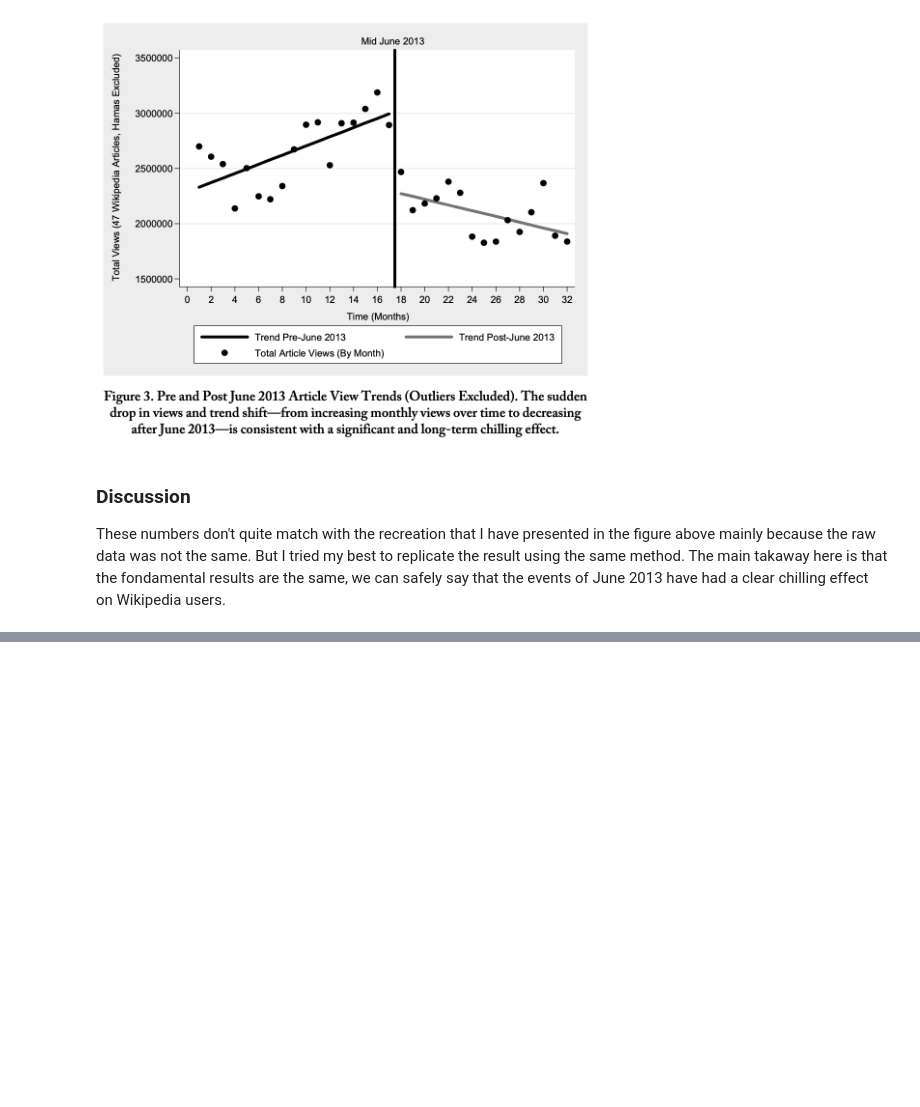
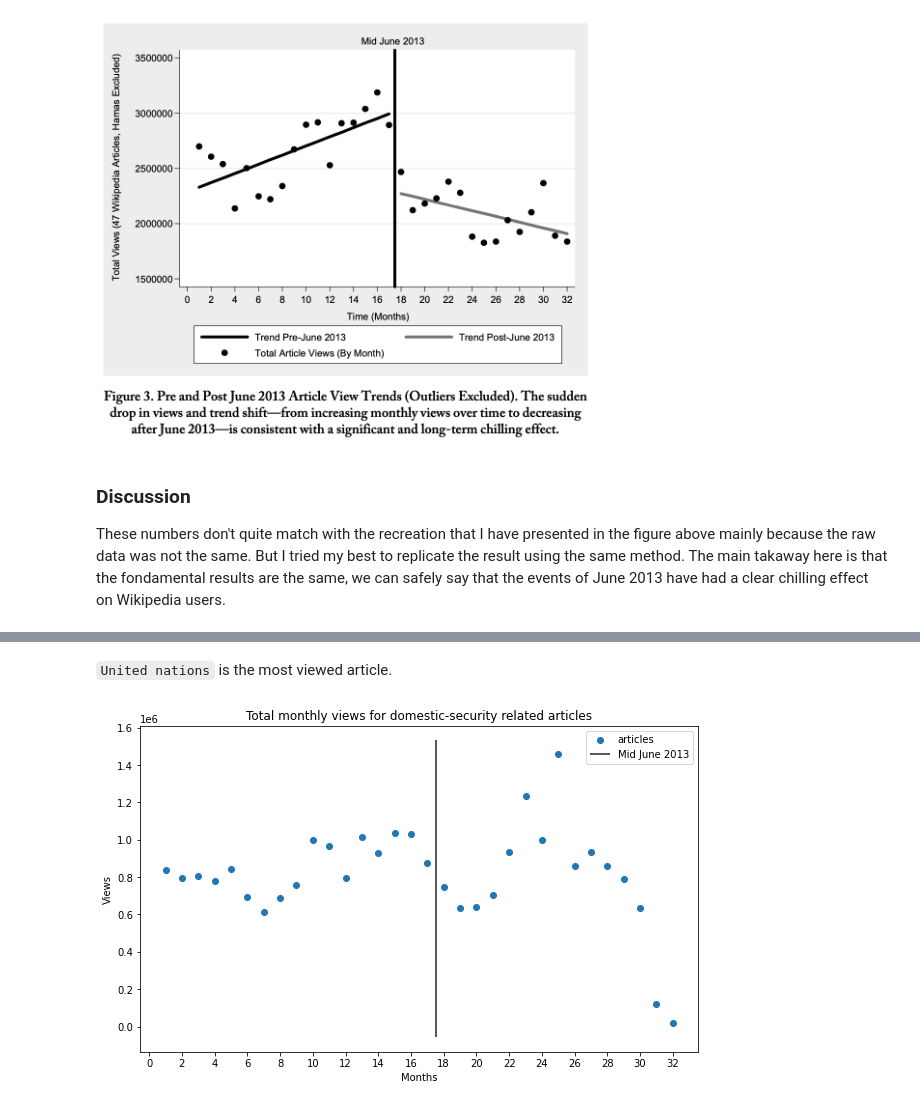
Before and after one commit to spaenleh/ada-2020-project-milestone-p2, a Jupyter notebook: Recreation_Figure3.ipynb, the cells around one changed output, grey strips where cells are left out. Saved outputs shown, nothing was run; the diff lists cells and outputs as text; code cells hidden in the pictures; blank space fills up the shorter version.

```diff
--- a/Recreation_Figure3.ipynb
+++ b/Recreation_Figure3.ipynb
@@ -225,0 +300,25 @@ These numbers don't quite match with the recreation that I have presented in the
+# %% [markdown]
+`United nations` is the most viewed article.
+# %%
+dom_views_month = domestic_views.groupby(pd.Grouper(key='date', freq='MS')).sum().reset_index()
+fig = plt.figure(figsize=(10, 6))
+ax = fig.add_subplot()
+ax.scatter(dom_views_month.index+1, dom_views_month.views, label='articles')
+lims = ax.get_ylim()
+plt.vlines(x=17.5, ymin=min(lims), ymax=max(lims), color='#222222', label="Mid June 2013")
+ax.set_title('Total monthly views for domestic-security related articles')
+ax.set_xlabel('Months')
+ax.set_ylabel('Views')
+ax.set_xticks(range(0, 34, 2))
+ax.legend()
+
+plt.show()
+# dom_piv = domestic_views.pivot_table(index='date', columns='article', values='views', fill_value=0)
+# ax = dom_piv.plot(figsize=(18, 12))
+
+# lims = ax.get_ylim()
+# plt.vlines(x=['2014-07-10', '2014-08-18'], ymin=10000, ymax=max(lims), color='#ff7e57', label="data corrupted", linestyle='dashed')
+# plt.legend(loc="upper left", ncol=2)
+# plt.show()
+# %% [output]
+[figure, added]
```
Also changed, not shown: parts of 23 cells of this notebook, 1 other file.
